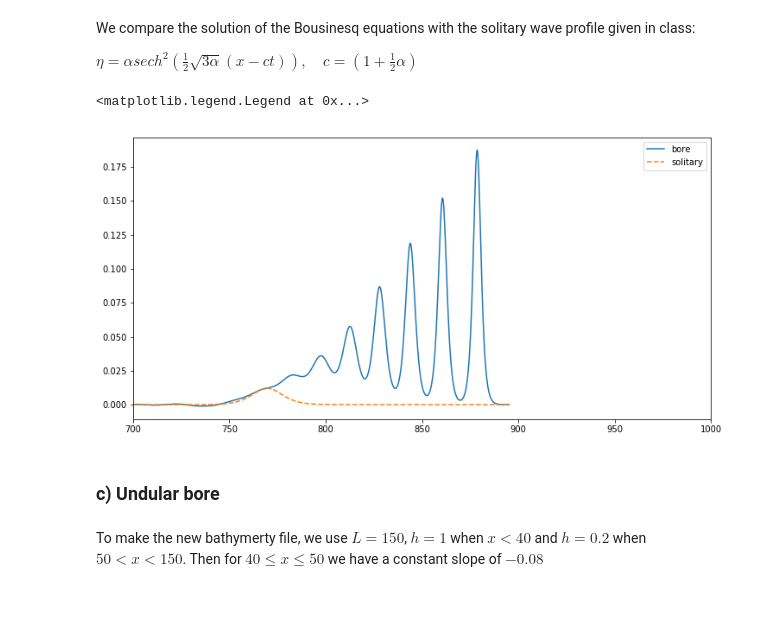
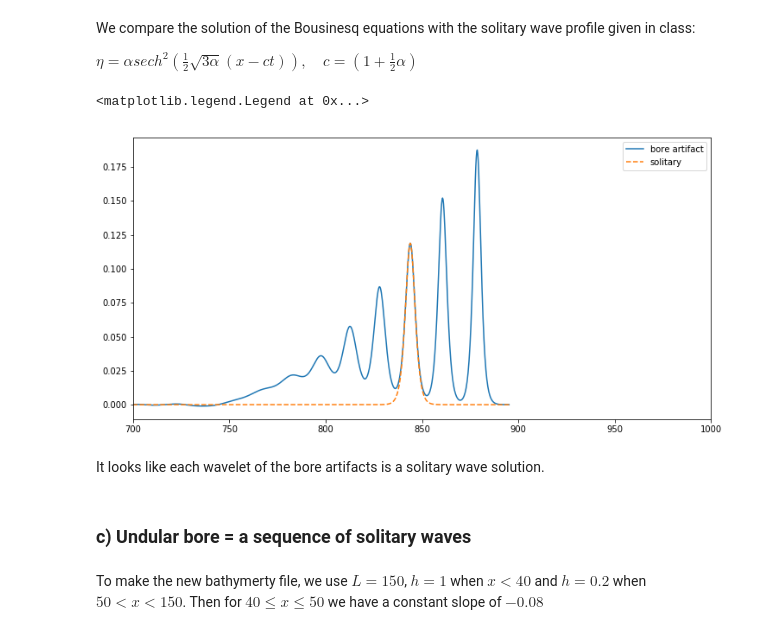
Before and after one commit to Reyna-RT/MEK9320, a Jupyter notebook: Second Assignment results.ipynb, the cells around one changed output. Cells and saved outputs as stored; diff of their text form; code cells hidden in the pictures; blank space fills up the shorter version.

```diff
--- a/Second Assignment results.ipynb
+++ b/Second Assignment results.ipynb
@@ -865,5 +912,5 @@ plt.ylim(-0.01,0.25)
 # %%
-crest = max(b[1][3400:3500])
+crest = max(b[1][3600:3800])
 x0 = list(b[1]).index(crest)
 # %% [markdown]
 We compare the solution of the Bousinesq equations with the solitary wave profile given in class:
@@ -872,22 +919,24 @@ $\eta = \alpha sech^{2}\left( \frac{1}{2} \sqrt{3\alpha} \left( x - ct \right) \
 # %%
 alpha = crest
 
 def sech2(x):
     return 1/(np.cosh(x))**2
 
 argum = 0.5*np.sqrt(3*alpha)*(b[0]-b[0][x0])
 ola = alpha*sech2(argum)
 fig1 = plt.figure(figsize=(12, 6))
 ax1 = fig1.add_subplot(1, 1,1)
-plt.plot(b[0],b[1], label='bore' )
+plt.plot(b[0],b[1], label='bore artifact' )
 plt.plot(b[0],ola,'--', label='solitary')
 plt.xlim(700,1000)
 plt.legend()
 # %% [output]
 <matplotlib.legend.Legend at 0x...>
-[figure, old version]
+[figure, new version]
+# %% [markdown]
+It looks like each wavelet of the bore artifacts is a solitary wave solution.
 # %% [markdown]
-### c) Undular bore
+### c) Undular bore = a sequence of solitary waves
 # %% [markdown]
 To make the new bathymerty file, we use $L=150$, $h=1$ when $x<40$ and $h=0.2$ when $50<x<150$. Then for $40 \leq x \leq 50$ we have a constant slope of $-0.08$
 # %%
```
Also changed, not shown: parts of 18 cells of this notebook.
